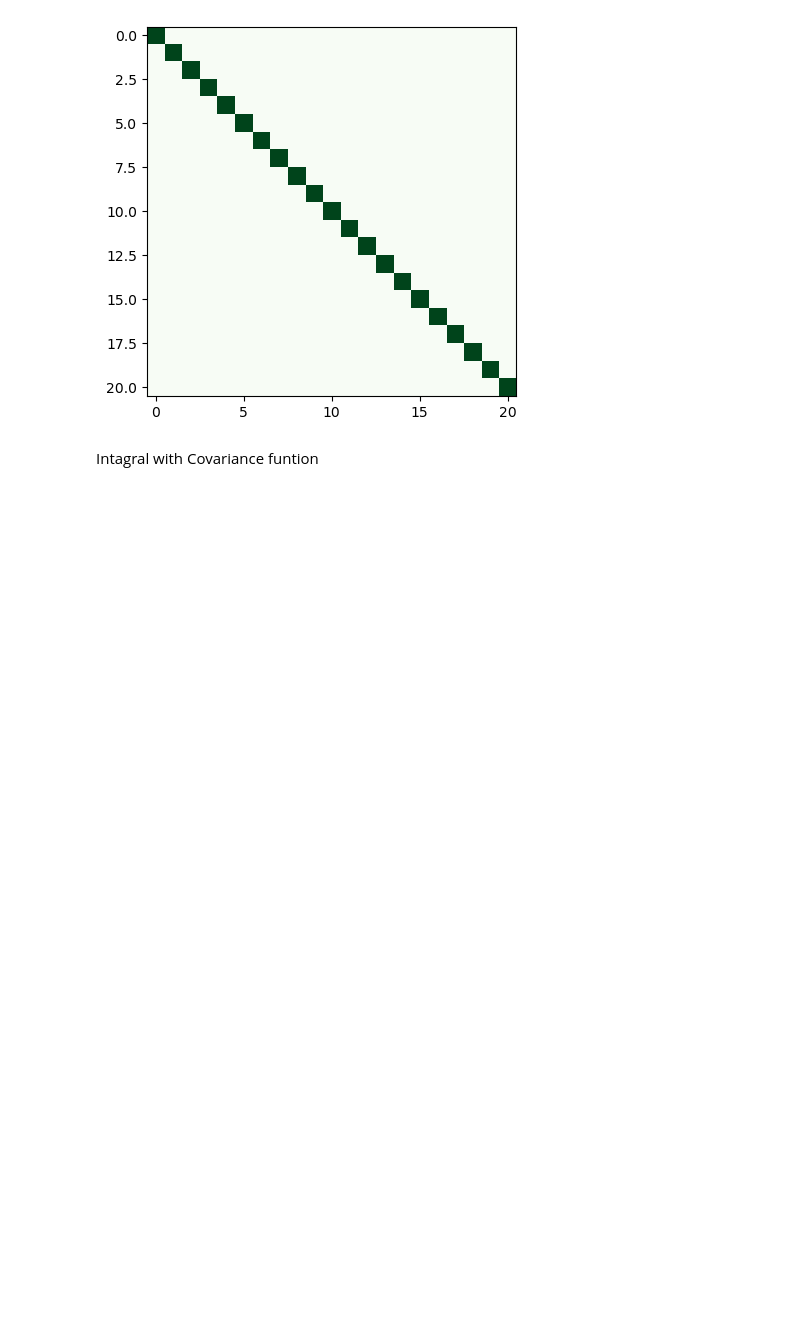
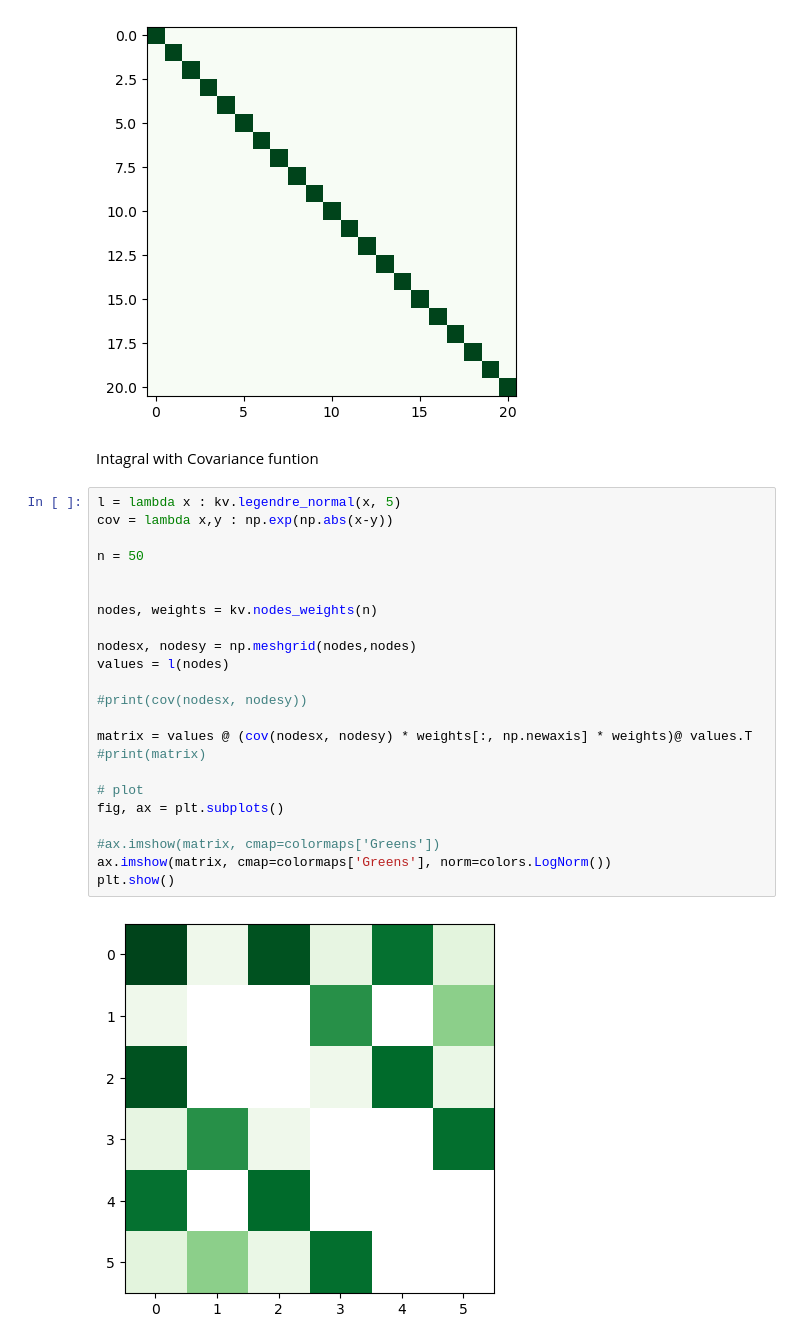
Before and after one commit to SED0280/BakalarkaCode, a Jupyter notebook: Gausova Kvadratura.ipynb, the cells around one changed output. Drawn from its saved outputs; the diff is of its cells as text; blank space fills up the shorter version.

```diff
--- a/Gausova Kvadratura.ipynb
+++ b/Gausova Kvadratura.ipynb
@@ -273,6 +273,31 @@ plt.show()
 [figure]
 # %% [markdown]
 Intagral with Covariance funtion
+# %%
+l = lambda x : kv.legendre_normal(x, 5)
+cov = lambda x,y : np.exp(np.abs(x-y))
+
+n = 50
+
+
+nodes, weights = kv.nodes_weights(n)
+
+nodesx, nodesy = np.meshgrid(nodes,nodes)
+values = l(nodes)
+
+#print(cov(nodesx, nodesy))
+
+matrix = values @ (cov(nodesx, nodesy) * weights[:, np.newaxis] * weights)@ values.T
+#print(matrix)
+
+# plot
+fig, ax = plt.subplots()
+
+#ax.imshow(matrix, cmap=colormaps['Greens'])
+ax.imshow(matrix, cmap=colormaps['Greens'], norm=colors.LogNorm())
+plt.show()
+# %% [output]
+[figure, added]
 # %%
 a = 0
 b = 5
```
Also changed, not shown: parts of 1 cell of this notebook.
